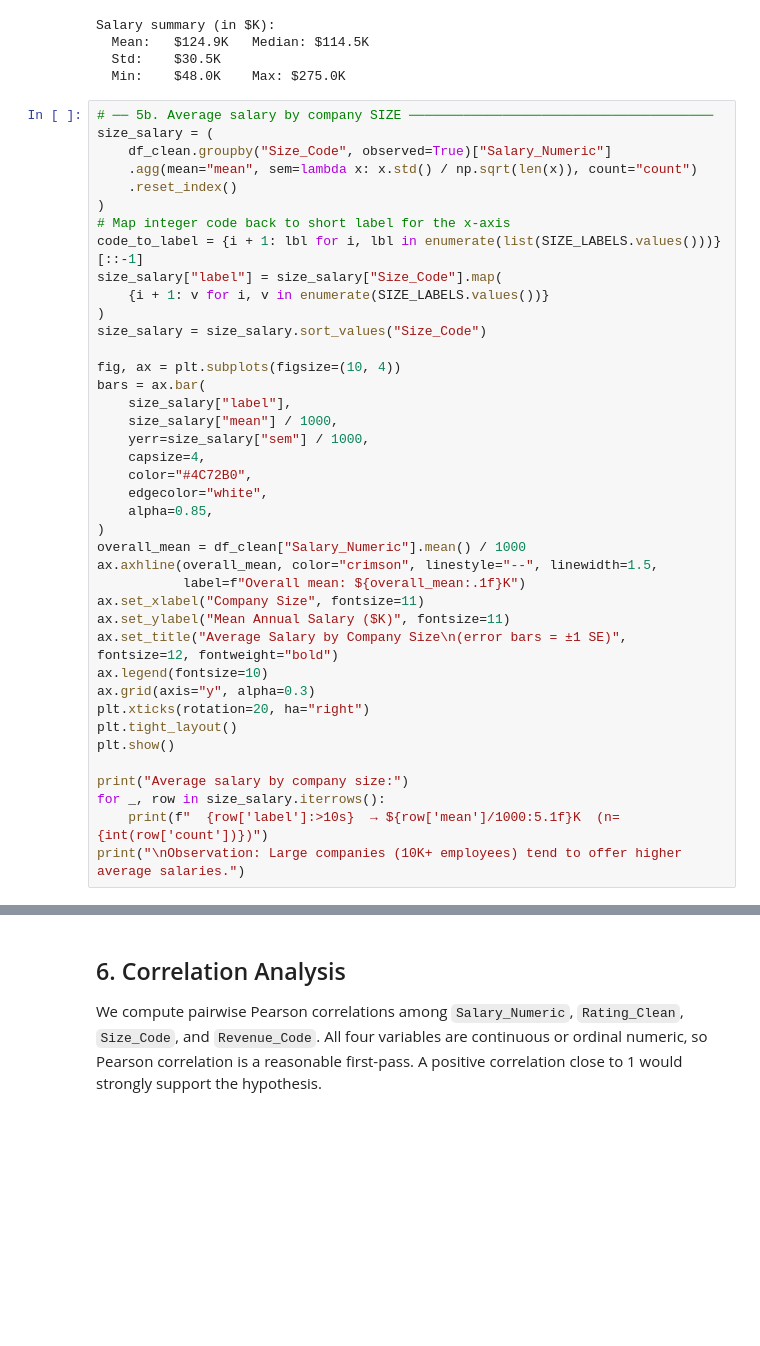
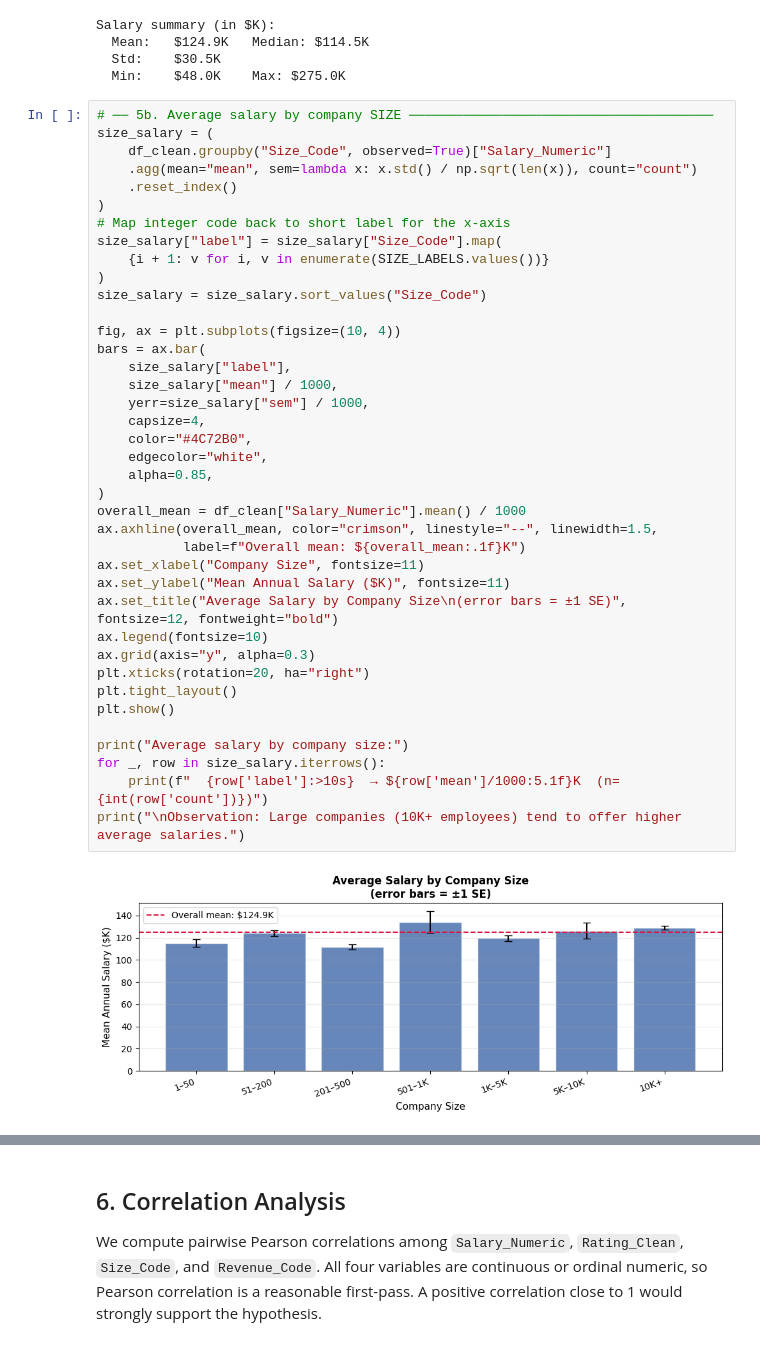
Before and after one commit to Nejel/ttu_group_project, a Jupyter notebook: experiment_5.ipynb, the cells around one changed output, grey strips where cells are left out. Saved outputs shown, nothing was run; the diff lists cells and outputs as text; blank space fills up the shorter version.

```diff
--- a/experiment_5.ipynb
+++ b/experiment_5.ipynb
@@ -380,36 +382,36 @@ size_salary = (
     .reset_index()
 )
 # Map integer code back to short label for the x-axis
-code_to_label = {i + 1: lbl for i, lbl in enumerate(list(SIZE_LABELS.values()))}[::-1]
 size_salary["label"] = size_salary["Size_Code"].map(
     {i + 1: v for i, v in enumerate(SIZE_LABELS.values())}
 )
 size_salary = size_salary.sort_values("Size_Code")
 
 fig, ax = plt.subplots(figsize=(10, 4))
 bars = ax.bar(
     size_salary["label"],
     size_salary["mean"] / 1000,
     yerr=size_salary["sem"] / 1000,
     capsize=4,
     color="#4C72B0",
     edgecolor="white",
     alpha=0.85,
 )
 overall_mean = df_clean["Salary_Numeric"].mean() / 1000
 ax.axhline(overall_mean, color="crimson", linestyle="--", linewidth=1.5,
            label=f"Overall mean: ${overall_mean:.1f}K")
 ax.set_xlabel("Company Size", fontsize=11)
 ax.set_ylabel("Mean Annual Salary ($K)", fontsize=11)
 ax.set_title("Average Salary by Company Size\n(error bars = ±1 SE)", fontsize=12, fontweight="bold")
 ax.legend(fontsize=10)
 ax.grid(axis="y", alpha=0.3)
 plt.xticks(rotation=20, ha="right")
 plt.tight_layout()
 plt.show()
 
 print("Average salary by company size:")
 for _, row in size_salary.iterrows():
     print(f"  {row['label']:>10s}  → ${row['mean']/1000:5.1f}K  (n={int(row['count'])})")
 print("\nObservation: Large companies (10K+ employees) tend to offer higher average salaries.")
 # %% [output]
+[figure, added]
```
Also changed, not shown: parts of 13 cells of this notebook.
